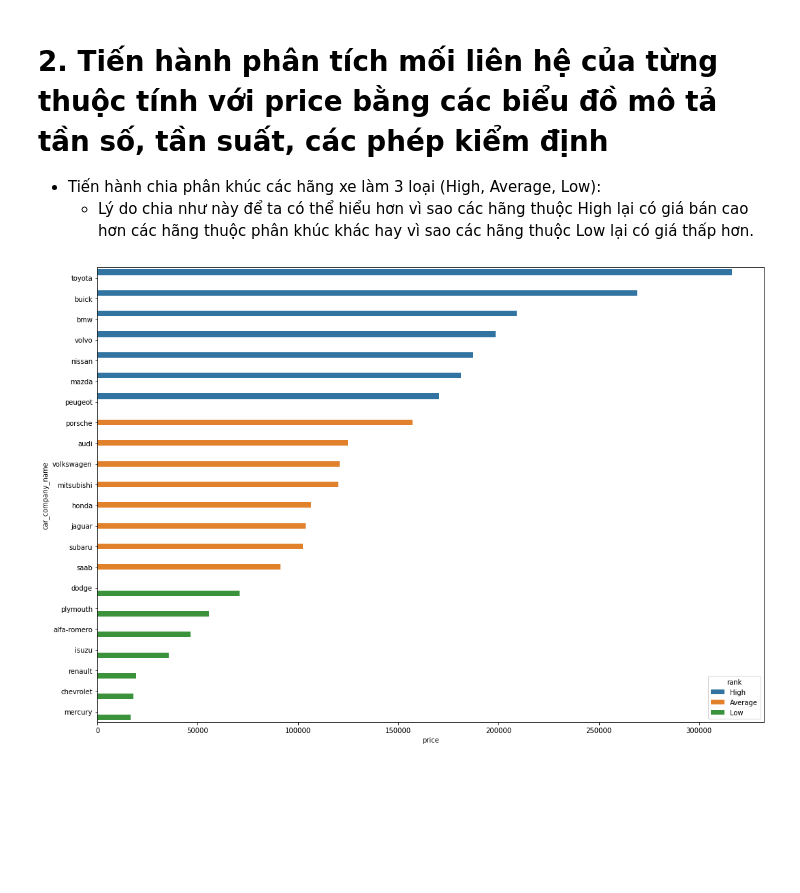
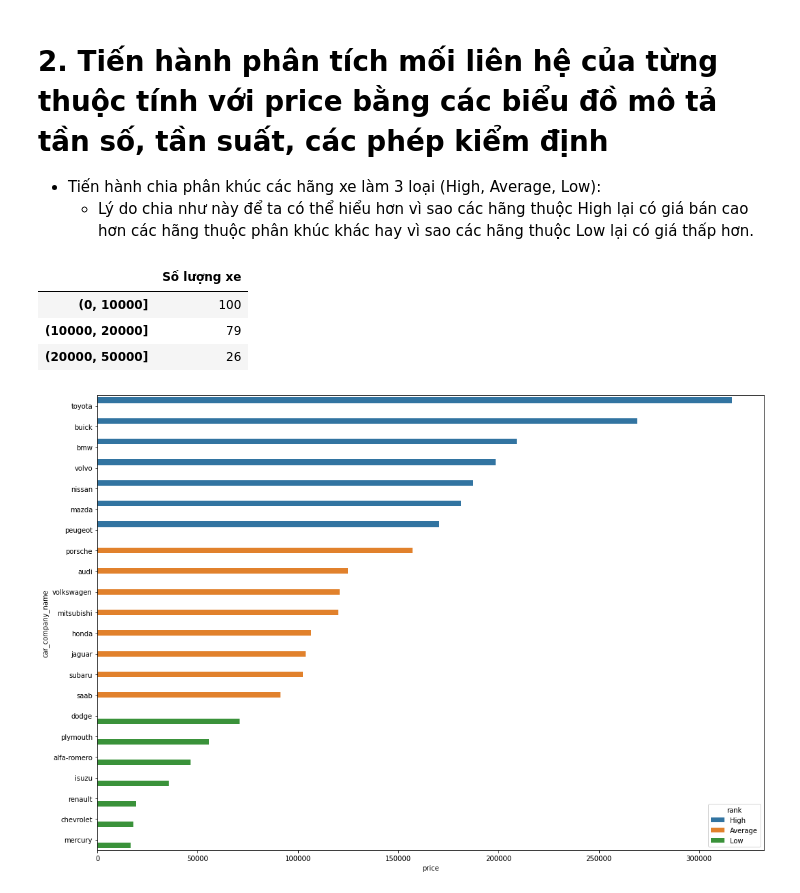
Before and after one commit to TVVY/Bai-Tap-DA-Tren-Leanr, a Jupyter notebook: Case Study/Case Study Tạ Văn Vỹ.ipynb, the cells around one changed output. Cells and saved outputs as stored; diff of their text form; code cells hidden in the pictures; blank space fills up the shorter version.

```diff
--- a/Case Study/Case Study Tạ Văn Vỹ.ipynb
+++ b/Case Study/Case Study Tạ Văn Vỹ.ipynb
@@ -217,6 +217,18 @@ Sau khi loại bỏ dữ liệu ngoại lai thì data còn 118 dòng, các dòng
 # 2. Tiến hành phân tích mối liên hệ của từng thuộc tính với price bằng các biểu đồ mô tả tần số, tần suất, các phép kiểm định
 - Tiến hành chia phân khúc các hãng xe làm 3 loại (High, Average, Low):
     - Lý do chia như này để ta có thể hiểu hơn vì sao các hãng thuộc High lại có giá bán cao hơn các hãng thuộc phân khúc khác hay vì sao các hãng thuộc Low lại có giá thấp hơn.
+# %%
+# Chia phân khúc ra làm 3
+Segmentation = data.loc[:,['CarName','price']].sort_values(by='price',ascending=False)
+bins = [0,10000,20000,50000]
+Segmentation = pd.cut(Segmentation['price'], bins).value_counts().to_frame()
+# Vậy ta đã có số liệu của 3 hạng xe
+Segmentation.rename(columns={'price':'Số lượng xe'})
+# %% [output]
+|  | Số lượng xe |
+| (0, 10000] | 100 |
+| (10000, 20000] | 79 |
+| (20000, 50000] | 26 |
 # %%
 # Biểu đồ mối liên hệ Hãng với Price xem hãng nào có mức giá bán cao nhất
 plt.figure(figsize=(15, 10))
```
Also changed, not shown: parts of 7 cells of this notebook.
